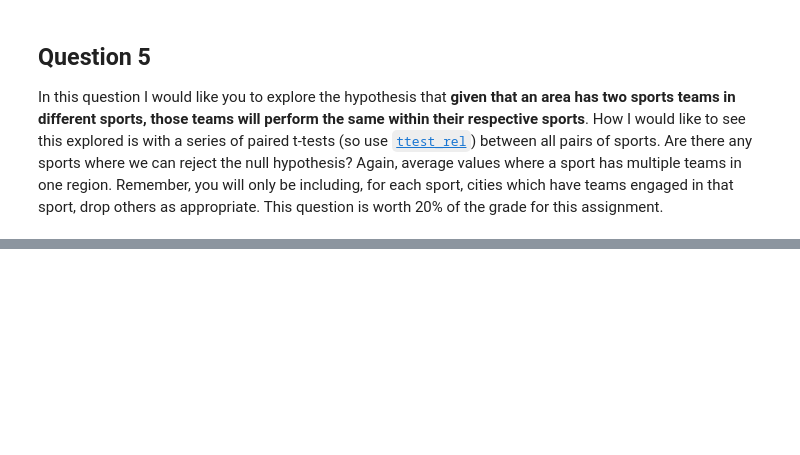
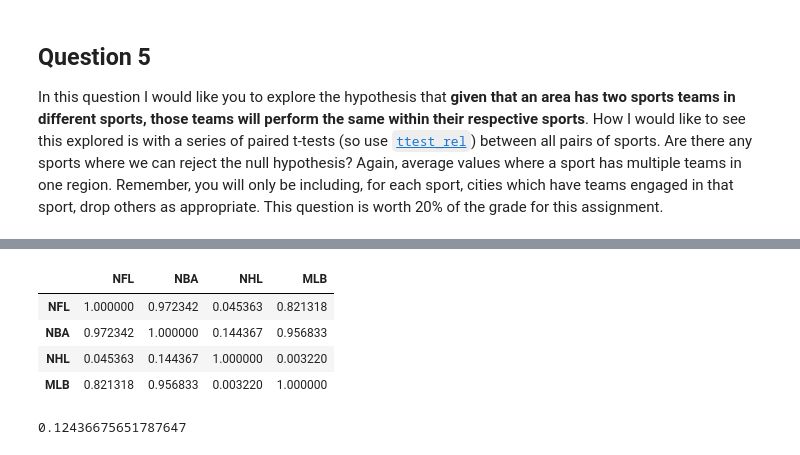
Before and after one commit to pahadiahimanshu/UMdatascience, a Jupyter notebook: Intro-to-DS/Week-4/assignment4.ipynb, the cells around one changed output, grey strips where cells are left out. Saved outputs shown, nothing was run; the diff lists cells and outputs as text; code cells hidden in the pictures; blank space fills up the shorter version.

```diff
--- a/Intro-to-DS/Week-4/assignment4.ipynb
+++ b/Intro-to-DS/Week-4/assignment4.ipynb
@@ -939,0 +1283,4 @@ p_values
+# %%
+nfl_nba = pd.merge(nfl_data,nba_data, how='inner',left_index = True, right_index=True)
+nfl_nba_pval = ttest_ind(nfl_nba['win_loss_nfl'],nfl_nba['win_loss_nba'])
+nfl_nba_pval
@@ -939,0 +1289,4 @@ p_values
+# %%
+nfl_mlb = pd.merge(nfl_data,mlb_data, how='inner',left_index = True, right_index=True)
+nfl_mlb_pval = ttest_ind(nfl_mlb['win_loss_nfl'],nfl_mlb['win_loss_mlb'])
+nfl_mlb_pval
@@ -939,0 +1295,4 @@ p_values
+# %%
+nba_mlb = pd.merge(nba_data,mlb_data, how='inner',left_index = True, right_index=True)
+nba_mlb_pval = ttest_ind(nba_mlb['win_loss_nba'],nba_mlb['win_loss_mlb'])
+nba_mlb_pval
@@ -939,0 +1313,31 @@ p_values
+# %%
+p_values.loc["NBA", "NHL"] = nhl_nba_pval[1]
+p_values.loc["NHL", "NBA"] = nhl_nba_pval[1]
+
+p_values.loc["MLB", "NHL"] = nhl_mlb_pval[1]
+p_values.loc["NHL", "MLB"] = nhl_mlb_pval[1]
+
+p_values.loc["NFL", "NHL"] = nhl_nfl_pval[1]
+p_values.loc["NHL", "NFL"] = nhl_nfl_pval[1]
+
+p_values.loc["NFL", "NBA"] = nfl_nba_pval[1]
+p_values.loc["NBA", "NFL"] = nfl_nba_pval[1]
+
+p_values.loc["MLB", "NFL"] = nfl_mlb_pval[1]
+p_values.loc["NFL", "MLB"] = nfl_mlb_pval[1]
+
+p_values.loc["NBA", "MLB"] = nba_mlb_pval[1]
+p_values.loc["MLB", "NBA"] = nba_mlb_pval[1]
+# %%
+p_values = p_values.fillna(1.0)
+p_values
+# %% [output]
+|  | NFL | NBA | NHL | MLB |
+| NFL | 1.000000 | 0.972342 | 0.045363 | 0.821318 |
+| NBA | 0.972342 | 1.000000 | 0.144367 | 0.956833 |
+| NHL | 0.045363 | 0.144367 | 1.000000 | 0.003220 |
+| MLB | 0.821318 | 0.956833 | 0.003220 | 1.000000 |
+# %%
+p_values.loc["NBA", "NHL"] - 0.02
+# %% [output]
+0.12436675651787647
```
Also changed, not shown: parts of 27 cells of this notebook.
